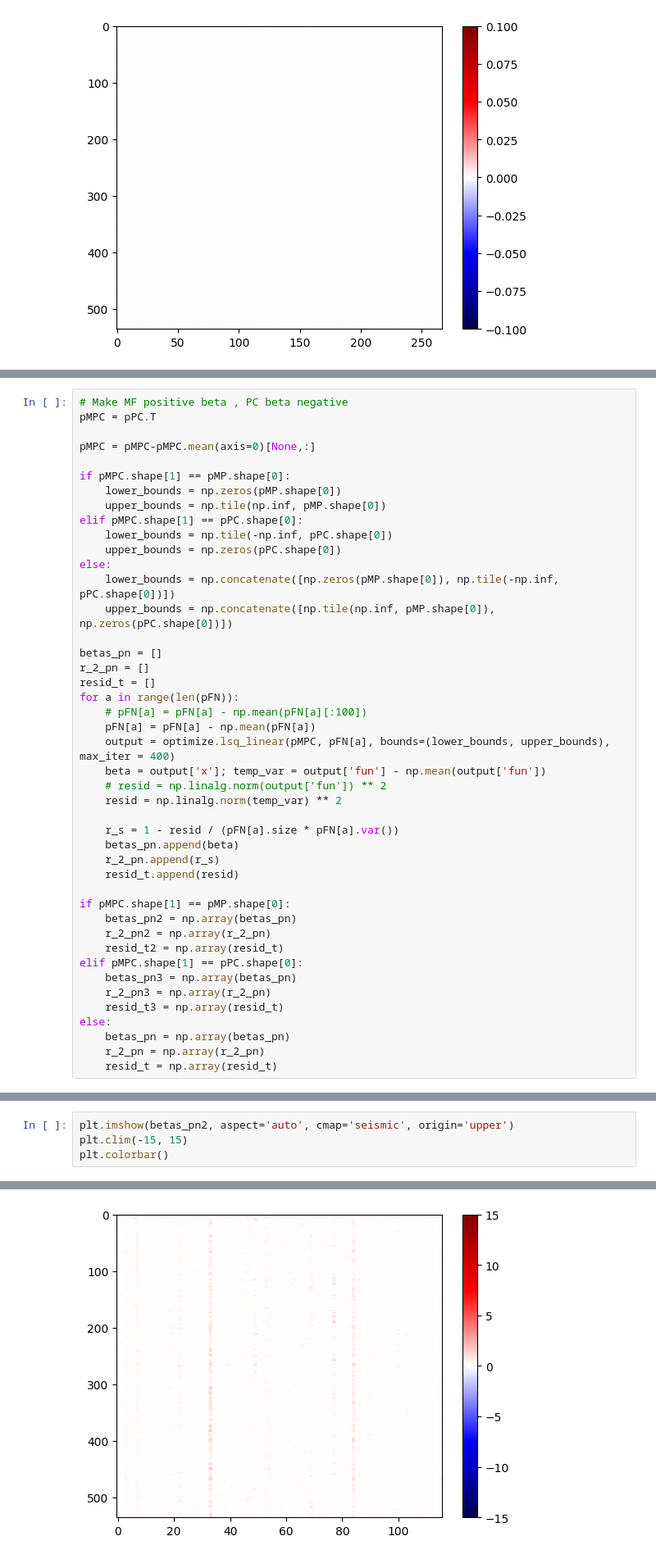
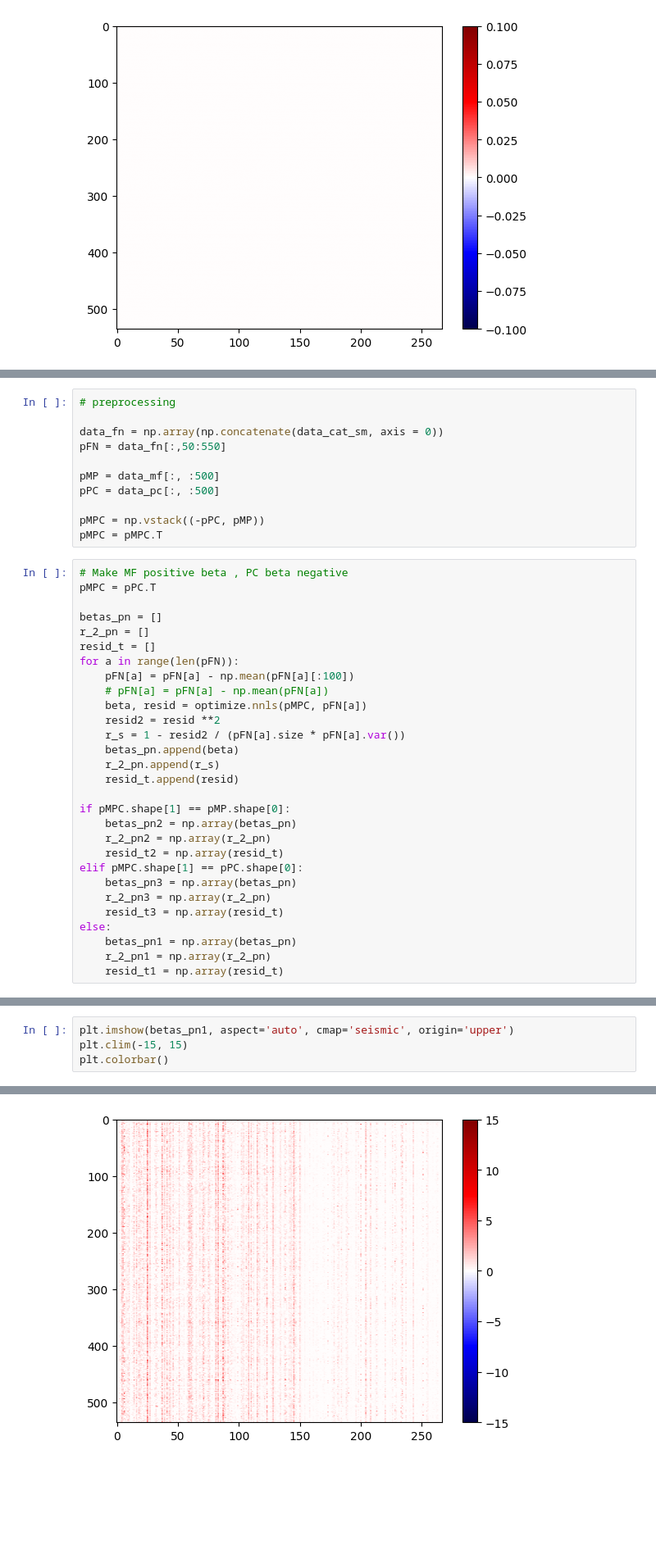
Before and after one commit to NeuroAI-IBS/fn_data_saccade, a Jupyter notebook: Data sorting/python_code/rawMossy_Purkinje.ipynb, the cells around one changed output, grey strips where cells are left out. Shown at 82% size. Cells and saved outputs as stored; diff of their text form; blank space fills up the shorter version.

```diff
--- a/Data sorting/python_code/rawMossy_Purkinje.ipynb
+++ b/Data sorting/python_code/rawMossy_Purkinje.ipynb
@@ -117,31 +128,27 @@ plt.title(f'FN cell {a+1}, R^2={r_2[a]}')
+# %%
+# preprocessing
+
+data_fn = np.array(np.concatenate(data_cat_sm, axis = 0))
+pFN = data_fn[:,50:550]
+
+pMP = data_mf[:, :500]
+pPC = data_pc[:, :500]
+
+pMPC = np.vstack((-pPC, pMP))
+pMPC = pMPC.T
 # %%
 # Make MF positive beta , PC beta negative
 pMPC = pPC.T
-
-pMPC = pMPC-pMPC.mean(axis=0)[None,:]
-
-if pMPC.shape[1] == pMP.shape[0]:
-    lower_bounds = np.zeros(pMP.shape[0])
-    upper_bounds = np.tile(np.inf, pMP.shape[0])
-elif pMPC.shape[1] == pPC.shape[0]:
-    lower_bounds = np.tile(-np.inf, pPC.shape[0])
-    upper_bounds = np.zeros(pPC.shape[0])
-else:
-    lower_bounds = np.concatenate([np.zeros(pMP.shape[0]), np.tile(-np.inf, pPC.shape[0])])
-    upper_bounds = np.concatenate([np.tile(np.inf, pMP.shape[0]), np.zeros(pPC.shape[0])])
 
 betas_pn = []
 r_2_pn = []
 resid_t = []
 for a in range(len(pFN)):
-    # pFN[a] = pFN[a] - np.mean(pFN[a][:100])
-    pFN[a] = pFN[a] - np.mean(pFN[a])
-    output = optimize.lsq_linear(pMPC, pFN[a], bounds=(lower_bounds, upper_bounds), max_iter = 400)
-    beta = output['x']; temp_var = output['fun'] - np.mean(output['fun'])
-    # resid = np.linalg.norm(output['fun']) ** 2
-    resid = np.linalg.norm(temp_var) ** 2
-
-    r_s = 1 - resid / (pFN[a].size * pFN[a].var())
+    pFN[a] = pFN[a] - np.mean(pFN[a][:100])
+    # pFN[a] = pFN[a] - np.mean(pFN[a])
+    beta, resid = optimize.nnls(pMPC, pFN[a])
+    resid2 = resid **2
+    r_s = 1 - resid2 / (pFN[a].size * pFN[a].var())
     betas_pn.append(beta)
     r_2_pn.append(r_s)
     resid_t.append(resid)
@@ -155,6 +162,6 @@ elif pMPC.shape[1] == pPC.shape[0]:
     r_2_pn3 = np.array(r_2_pn)
     resid_t3 = np.array(resid_t)
 else:
-    betas_pn = np.array(betas_pn)
-    r_2_pn = np.array(r_2_pn)
-    resid_t = np.array(resid_t)
+    betas_pn1 = np.array(betas_pn)
+    r_2_pn1 = np.array(r_2_pn)
+    resid_t1 = np.array(resid_t)
@@ -188,10 +237,10 @@ ax.set_ylim(0, 1)
 # %%
-plt.imshow(betas_pn2, aspect='auto', cmap='seismic', origin='upper')
+plt.imshow(betas_pn1, aspect='auto', cmap='seismic', origin='upper')
 plt.clim(-15, 15)
 plt.colorbar()
 # %% [output]
 <matplotlib.colorbar.Colorbar at 0x...>
-[figure, old version]
+[figure, new version]
 # %%
 # plotting
 t = np.arange(-250,250)
```
Also changed, not shown: parts of 9 cells of this notebook.
